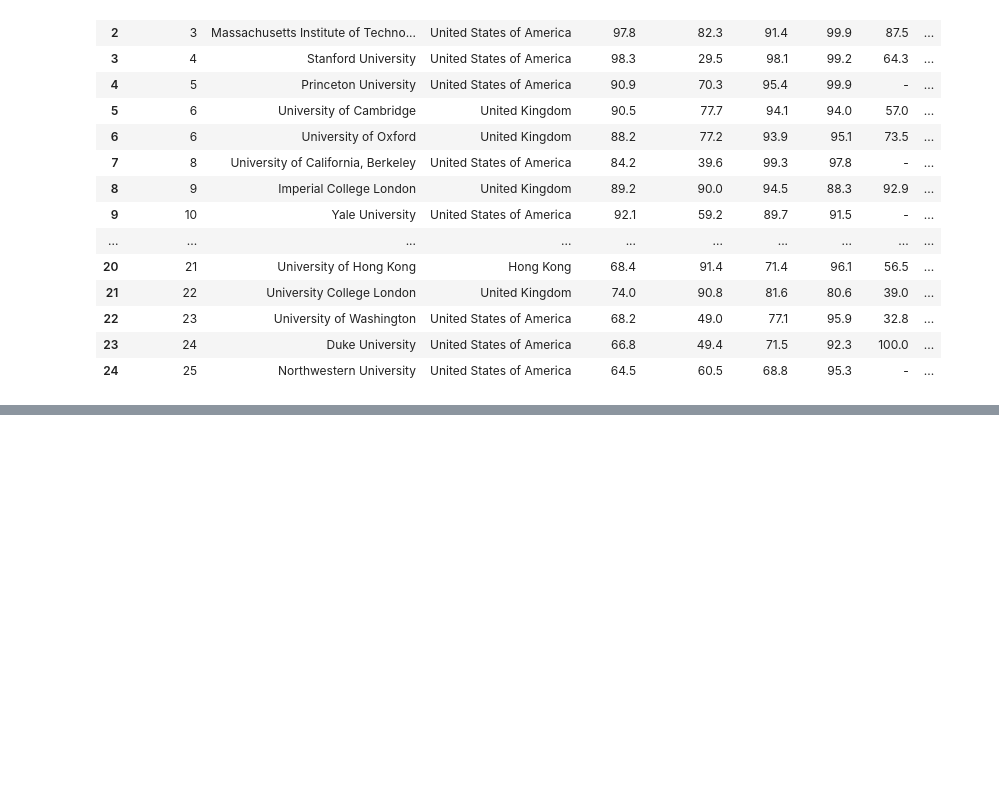
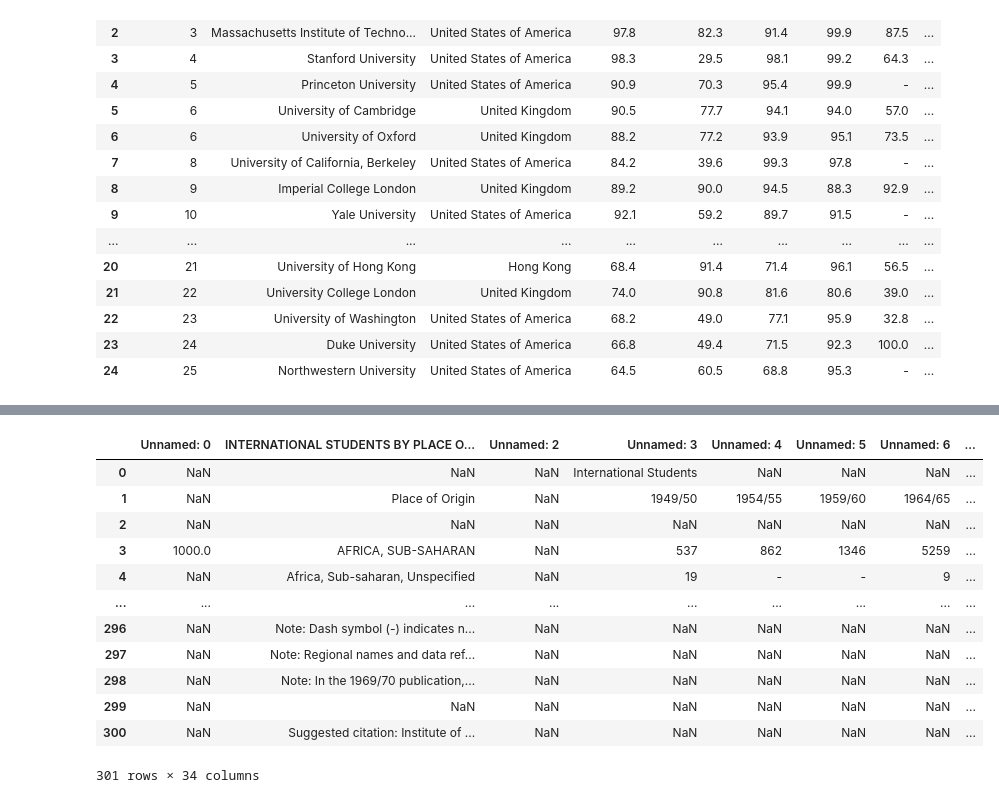
Before and after one commit to MtSopris/Overseas_Education_Costs, a Jupyter notebook: Resources/py/overseas_studies.ipynb, the cells around one changed output, grey strips where cells are left out. Drawn from its saved outputs; the diff is of its cells as text; code cells hidden in the pictures; blank space fills up the shorter version.

```diff
--- a/Resources/py/overseas_studies.ipynb
+++ b/Resources/py/overseas_studies.ipynb
@@ -97,6 +102,20 @@ USabroadregion_df
 # %%
-Census-All-Places-of-Origin-1.xlsx
+
 excel_path=os.path.join("../data",'Census-All-Places-of-Origin-1.xlsx')
 excel=pd.read_excel(excel_path)
-study-origin_df=pd.DataFrame(excel)
-USabroadregion_df
+inbound_abroad_df=pd.DataFrame(excel)
+inbound_abroad_df
+# %% [output]
+|  | Unnamed: 0 | INTERNATIONAL STUDENTS BY PLACE O... | Unnamed: 2 | Unnamed: 3 | Unnamed: 4 | Unnamed: 5 | Unnamed: 6 | ... |
+| 0 | NaN | NaN | NaN | International Students | NaN | NaN | NaN | ... |
+| 1 | NaN | Place of Origin | NaN | 1949/50 | 1954/55 | 1959/60 | 1964/65 | ... |
+| 2 | NaN | NaN | NaN | NaN | NaN | NaN | NaN | ... |
+| 3 | 1000.0 | AFRICA, SUB-SAHARAN | NaN | 537 | 862 | 1346 | 5259 | ... |
+| 4 | NaN | Africa, Sub-saharan, Unspecified | NaN | 19 | - | - | 9 | ... |
+| ... | ... | ... | ... | ... | ... | ... | ... | ... |
+| 296 | NaN | Note: Dash symbol (-) indicates n... | NaN | NaN | NaN | NaN | NaN | ... |
+| 297 | NaN | Note: Regional names and data ref... | NaN | NaN | NaN | NaN | NaN | ... |
+| 298 | NaN | Note: In the 1969/70 publication,... | NaN | NaN | NaN | NaN | NaN | ... |
+| 299 | NaN | NaN | NaN | NaN | NaN | NaN | NaN | ... |
+| 300 | NaN | Suggested citation: Institute of ... | NaN | NaN | NaN | NaN | NaN | ... |
+301 rows × 34 columns
```
Also changed, not shown: parts of 1 cell of this notebook, 1 other file.
